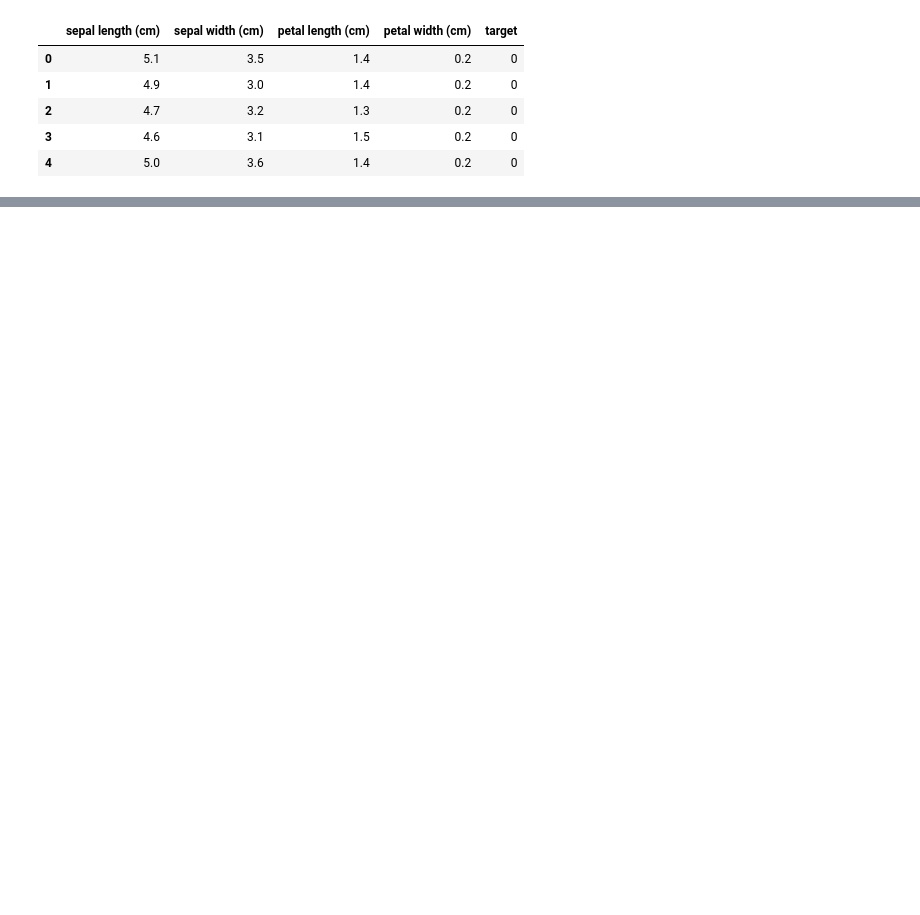
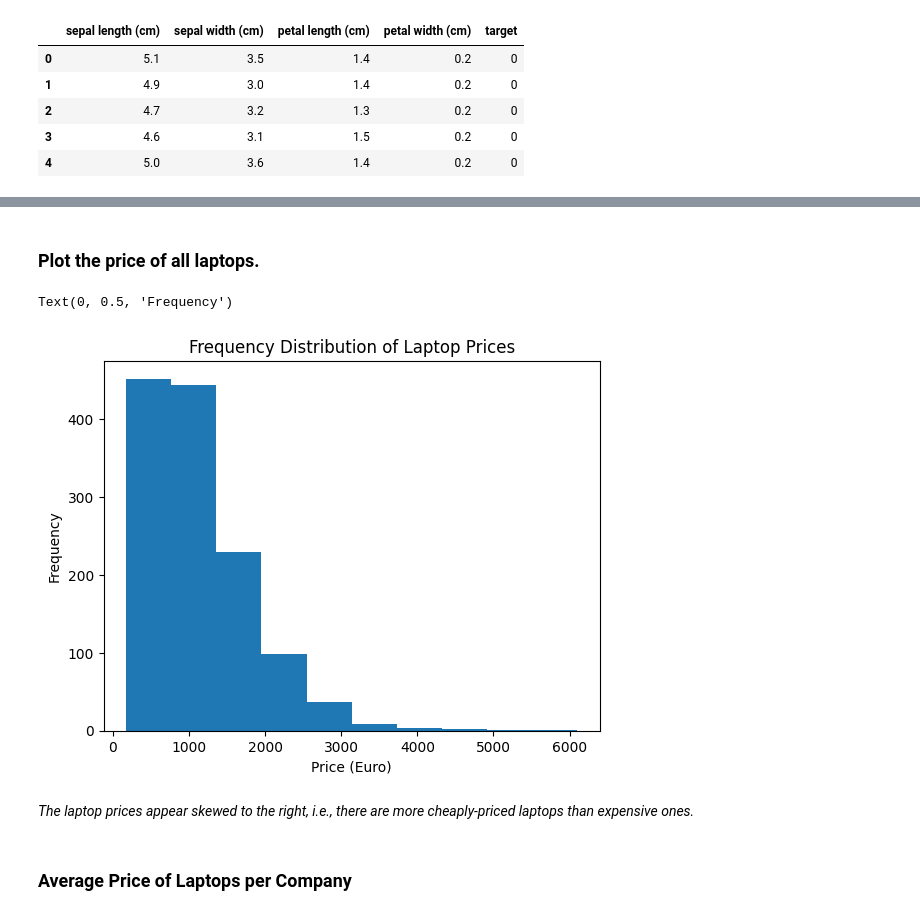
Before and after one commit to LopezJER/miniproject1, a Jupyter notebook: miniproject.ipynb, the cells around one changed output, grey strips where cells are left out. Saved outputs shown, nothing was run; the diff lists cells and outputs as text; code cells hidden in the pictures; blank space fills up the shorter version.

```diff
--- a/miniproject.ipynb
+++ b/miniproject.ipynb
@@ -46,0 +135,3 @@ print(cov_matrix)
+# %%
+df = pd.read_csv('laptop_price - dataset.csv')
+df.head()
@@ -46,0 +167,16 @@ print(cov_matrix)
+# %%
+df = df.rename(columns={'CPU_Frequency (GHz)': 'CPU_Frequency', 'RAM (GB)': 'RAM', 'Weight (kg)': 'Weight', 'Price (Euro)': 'Price'})
+# %% [markdown]
+### Plot the price of all laptops.
+# %%
+plt.hist(df['Price'], )
+plt.title("Frequency Distribution of Laptop Prices")
+plt.xlabel("Price (Euro)")
+plt.ylabel("Frequency")
+# %% [output]
+Text(0, 0.5, 'Frequency')
+[figure, added]
+# %% [markdown]
+ _The laptop prices appear skewed to the right, i.e., there are more cheaply-priced laptops than expensive ones._
+# %% [markdown]
+### Average Price of Laptops per Company
```
Also changed, not shown: parts of 56 cells of this notebook, 1 other file.
